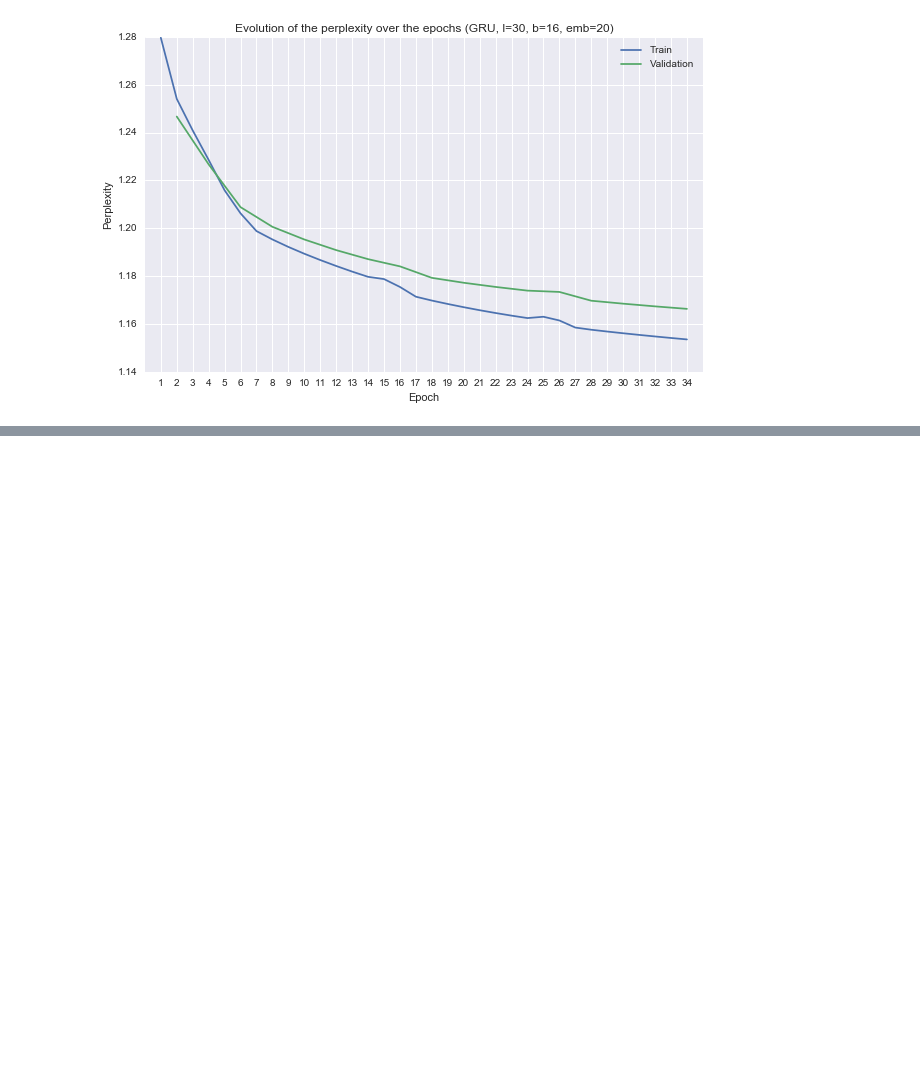
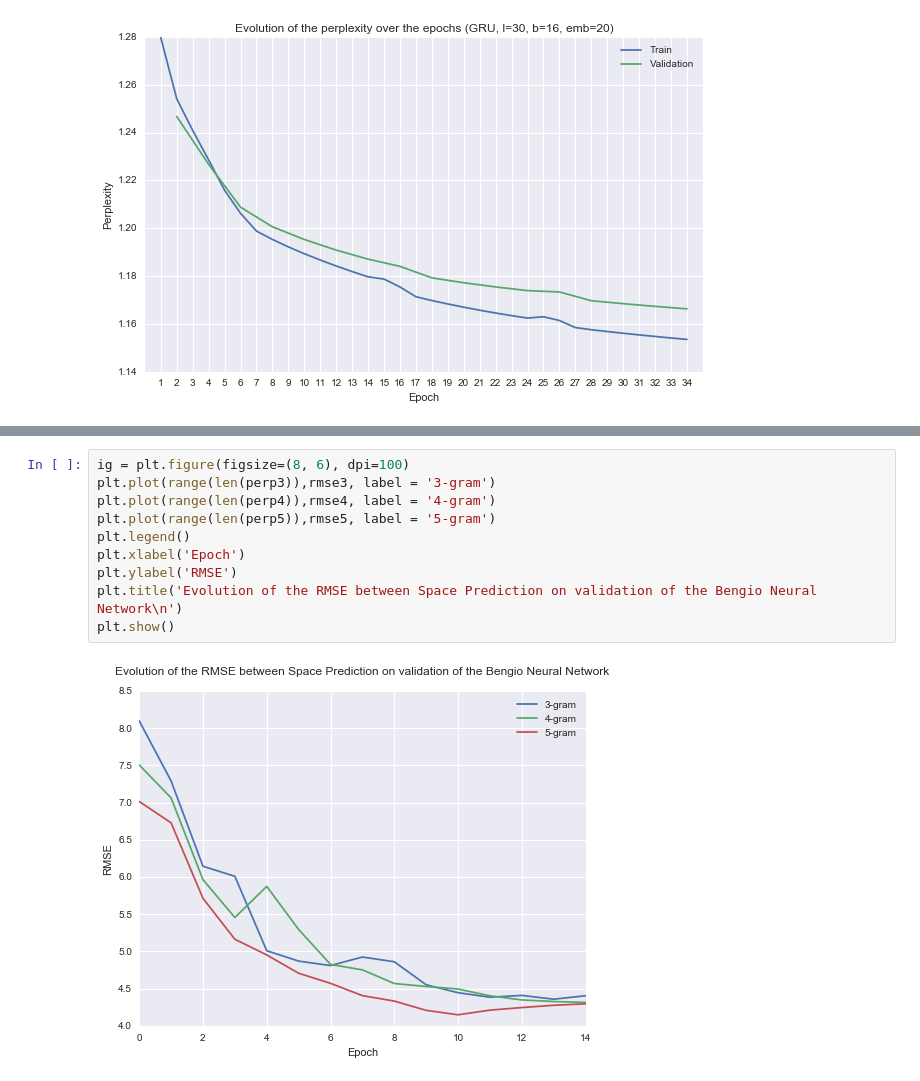
Before and after one commit to eneyi/cs287, a Jupyter notebook: HW4/notebook/Plot.ipynb, the cells around one changed output, grey strips where cells are left out. Saved outputs shown, nothing was run; the diff lists cells and outputs as text; blank space fills up the shorter version.

```diff
--- a/HW4/notebook/Plot.ipynb
+++ b/HW4/notebook/Plot.ipynb
@@ -152,0 +185,12 @@ plt.show()
+# %%
+ig = plt.figure(figsize=(8, 6), dpi=100)
+plt.plot(range(len(perp3)),rmse3, label = '3-gram')
+plt.plot(range(len(perp4)),rmse4, label = '4-gram')
+plt.plot(range(len(perp5)),rmse5, label = '5-gram')
+plt.legend()
+plt.xlabel('Epoch')
+plt.ylabel('RMSE')
+plt.title('Evolution of the RMSE between Space Prediction on validation of the Bengio Neural Network\n')
+plt.show()
+# %% [output]
+[figure, added]
```
Also changed, not shown: parts of 3 cells of this notebook, 4 other files.
